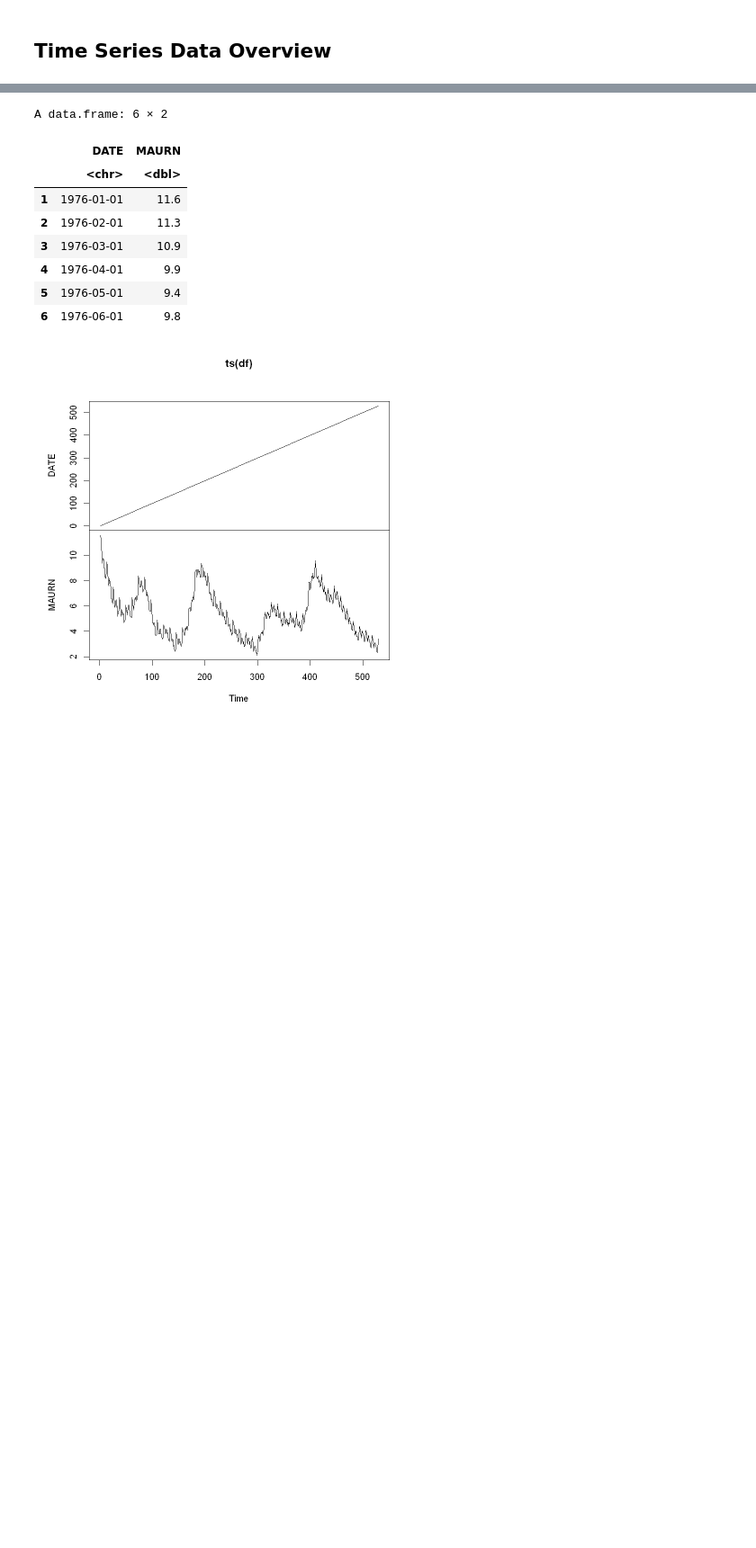
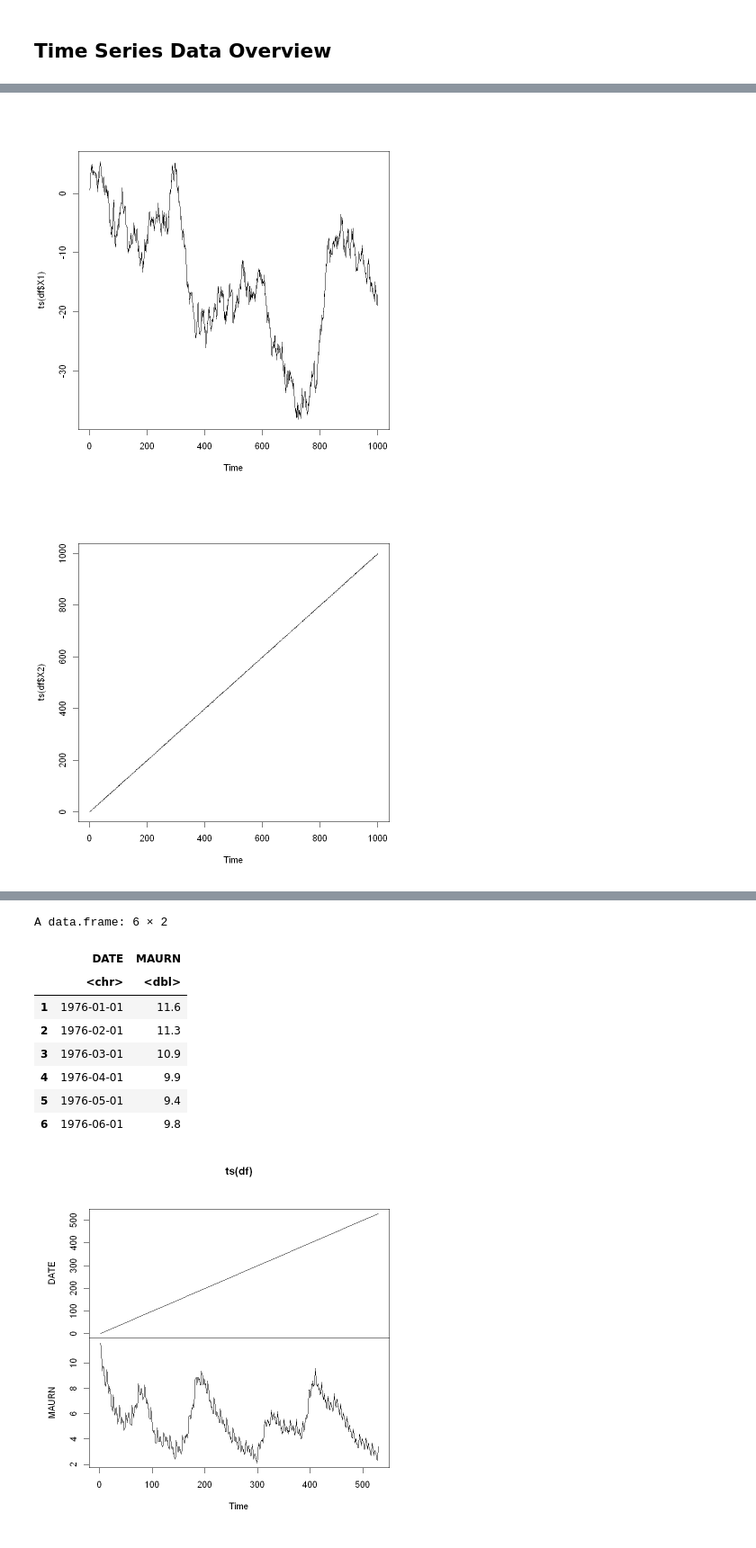
Before and after one commit to mkcakmak/time_series_R_projects, a Jupyter notebook: main.ipynb, the cells around one changed output, grey strips where cells are left out. Shown at 90% size. Saved outputs shown, nothing was run; the diff lists cells and outputs as text; code cells hidden in the pictures; blank space fills up the shorter version.

```diff
--- a/main.ipynb
+++ b/main.ipynb
@@ -24,0 +60,3 @@ compare.models(n=100)
+# %%
+df <- sim.stationary.example(n=1000)
+head(df) ; dim(df)
@@ -24,0 +74,7 @@ compare.models(n=100)
+# %%
+plot(ts(df$X1))
+plot(ts(df$X2))
+plot(ts(df$X3))
+# %% [output]
+[figure, added]
+[figure, added]
```
Also changed, not shown: parts of 16 cells of this notebook.
